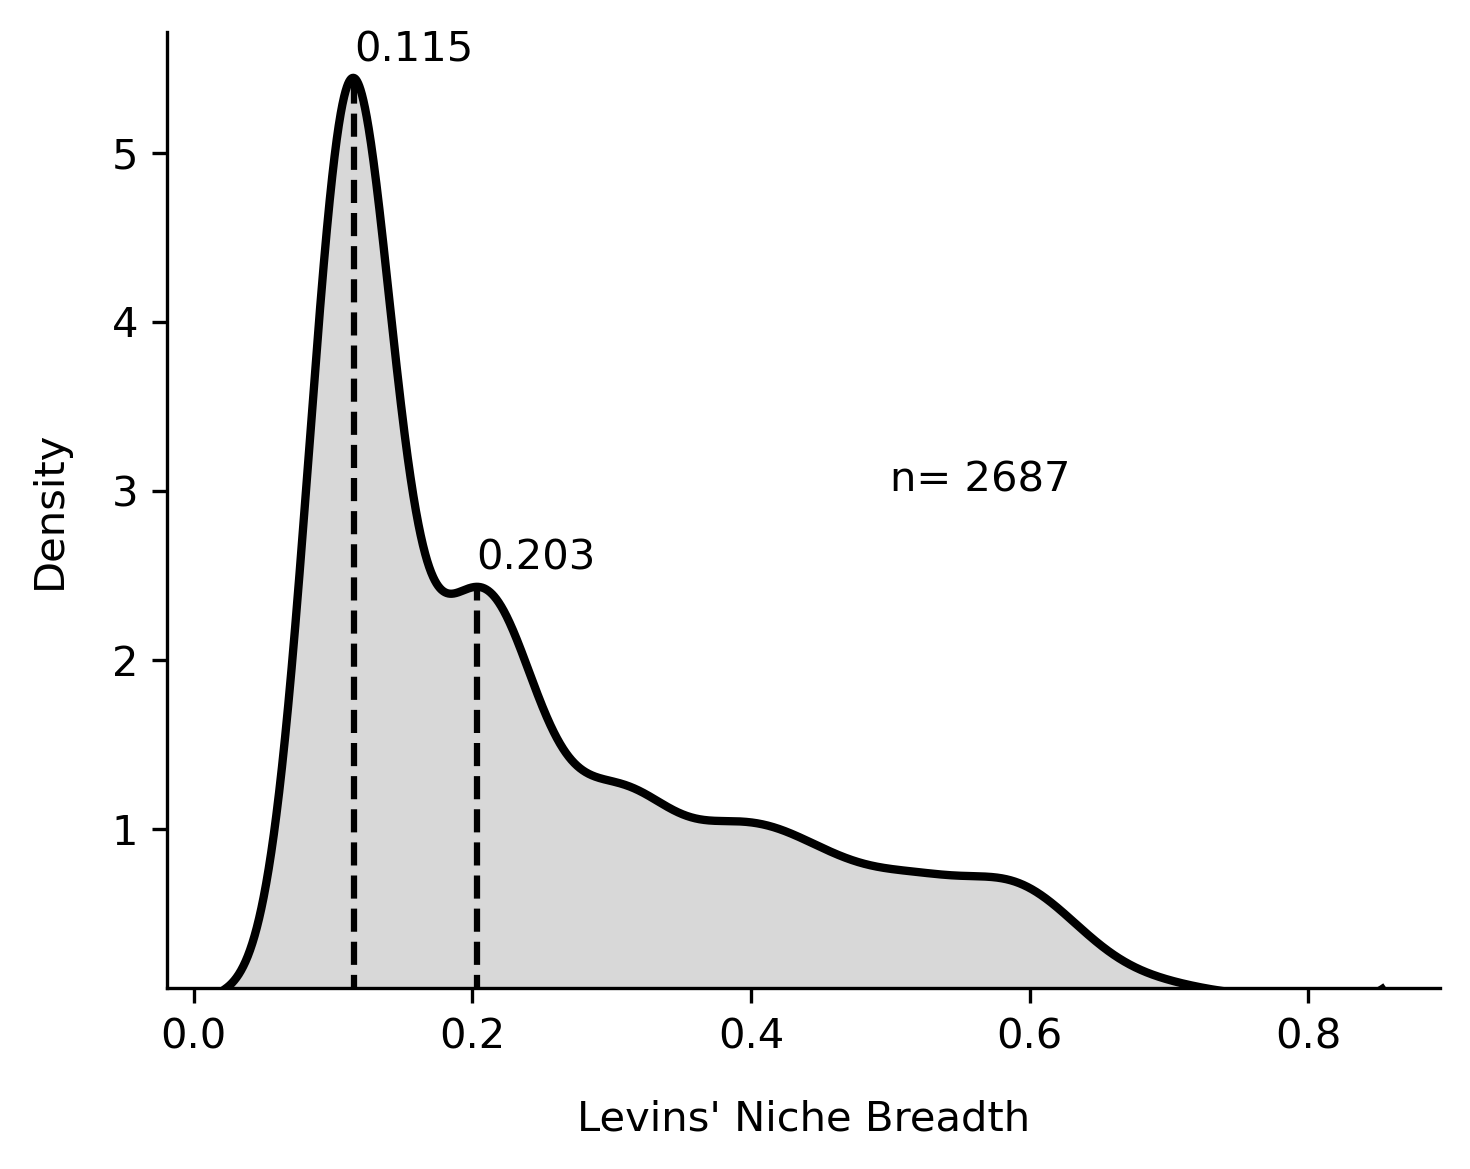
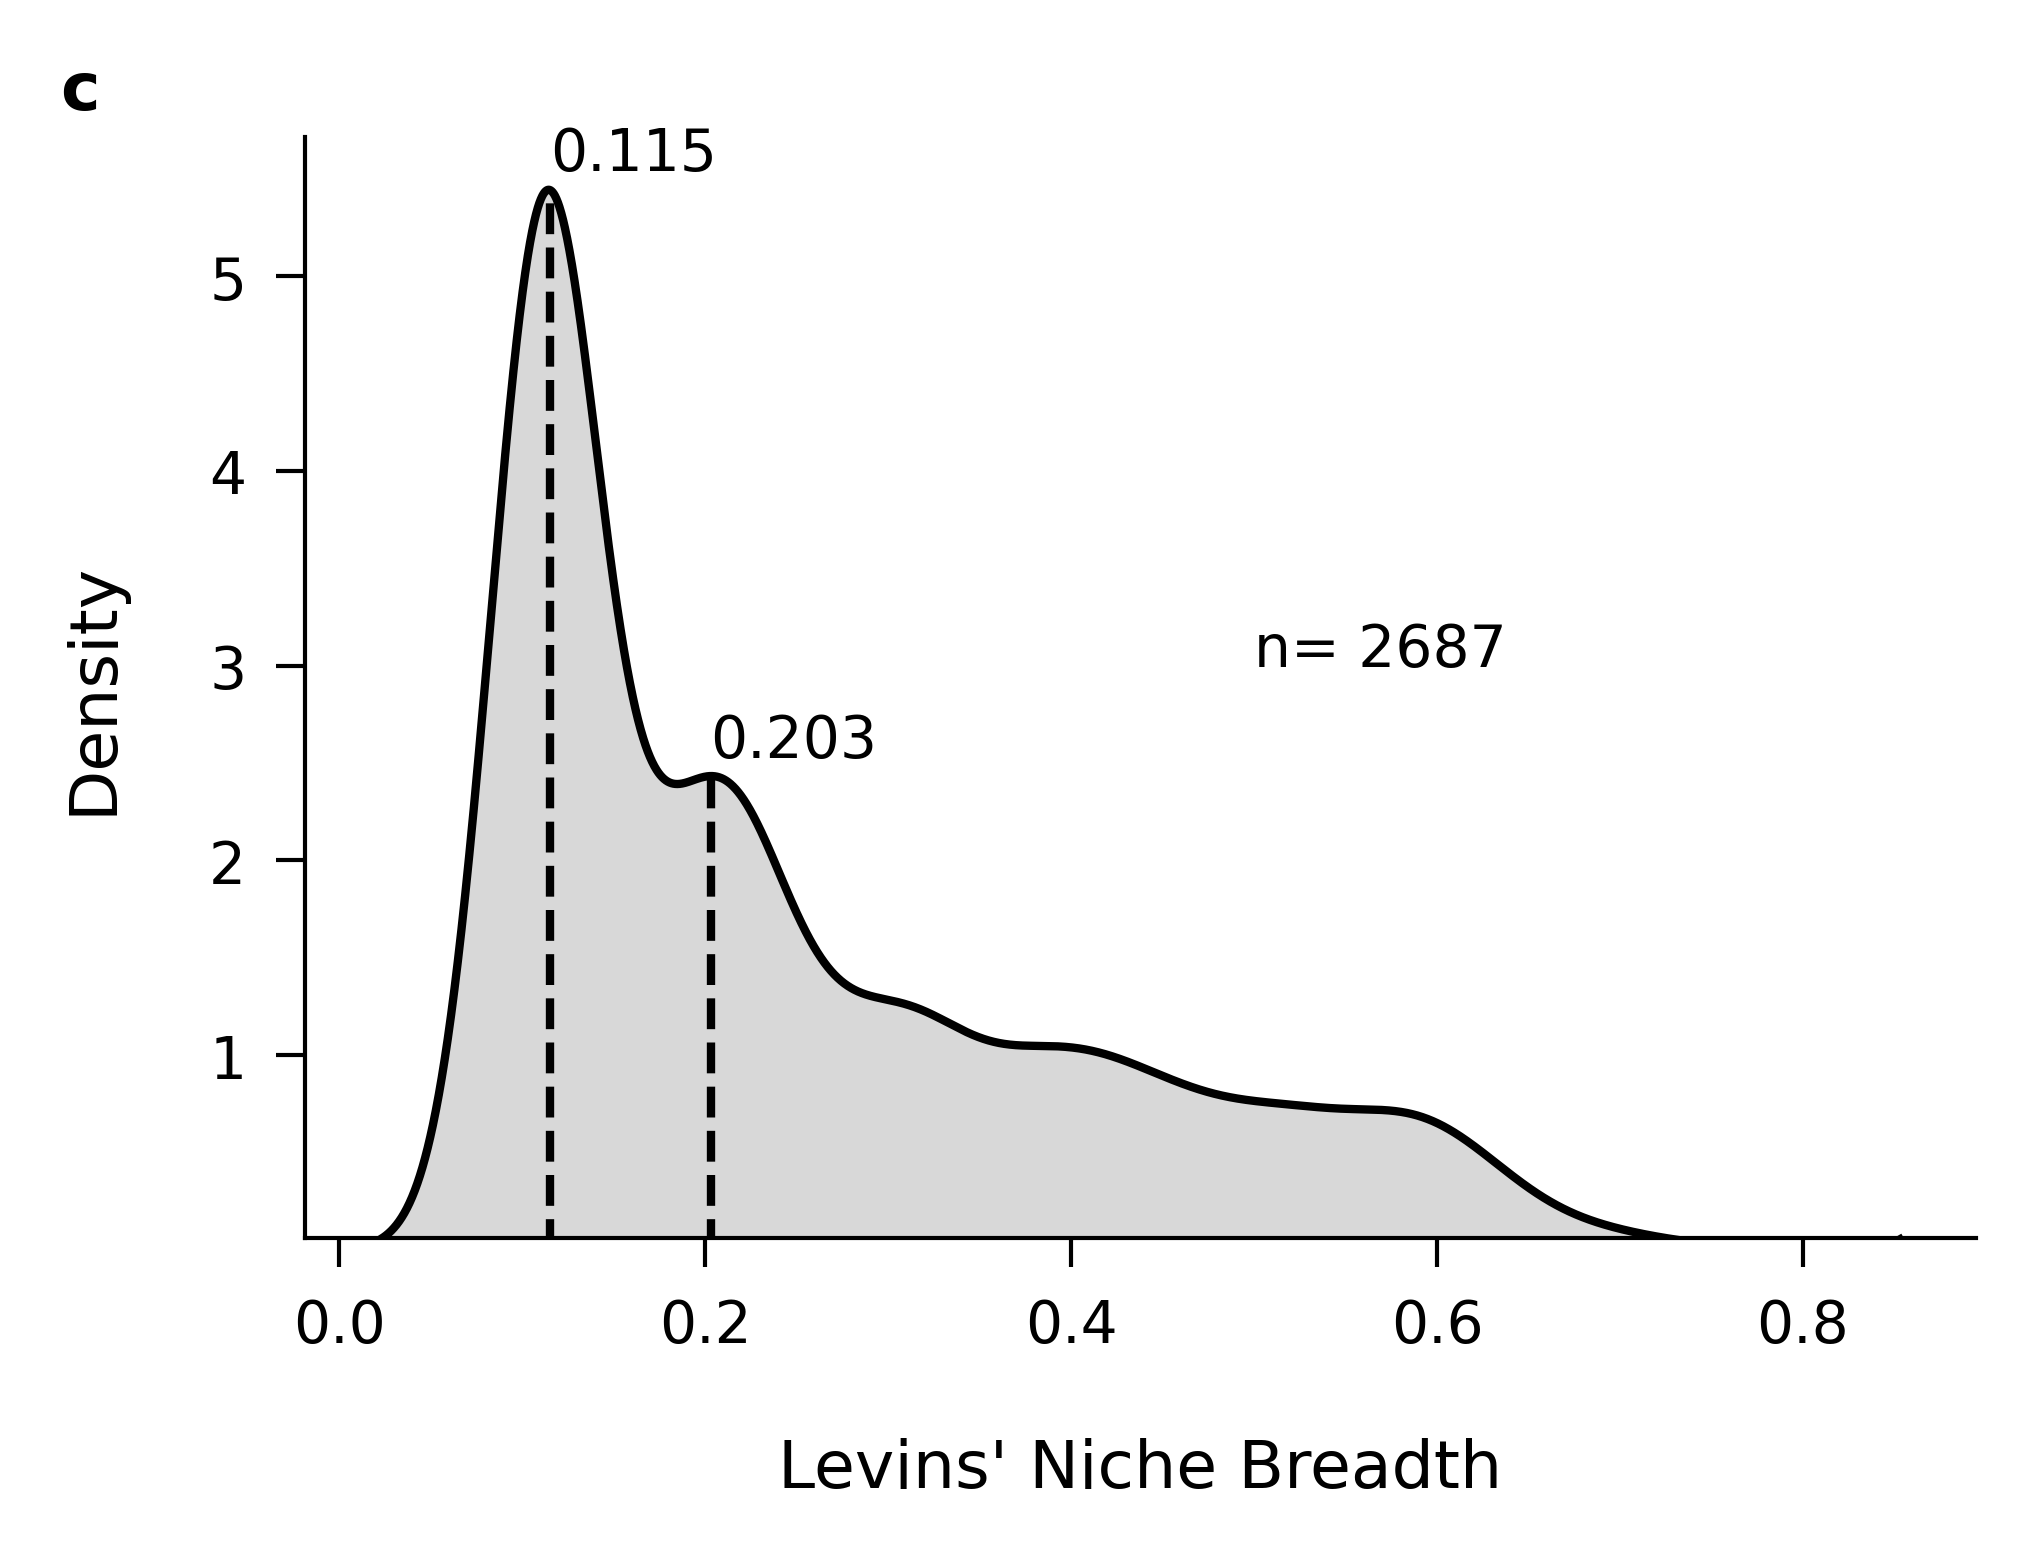
The notebook cell's code change between the first figure and the second:
--- before
+++ after
@@ -1,7 +1,6 @@
+plt.style.use("../nature.mplstyle")
+
 # Set up figure
-plt.figure(figsize= (5,4), dpi= 300)
-
-
-
+p = plt.figure(figsize= (3.4,2.5), dpi= 600)
 
 # Perform Kernel Density Estimation
@@ -10,5 +9,5 @@
 
 # Plot
-plt.plot(kde.support, kde.density, color= 'black', linewidth= 2)
+plt.plot(kde.support, kde.density, color= 'black', linewidth= 1)
 plt.fill(kde.support, kde.density, color= 'grey', alpha= 0.3, linewidth= 0)
 
@@ -19,19 +18,23 @@
 for mode in modes:
     density = kde.evaluate(mode)[0]
-    plt.vlines(mode, color= 'black', linewidth= 1.5, linestyle= '--', ymin= 0, ymax= density)
-    plt.text(x= mode, y= density + 0.1, s= str(np.round(mode,3)), fontsize= 10)
+    plt.vlines(mode, color= 'black', linewidth= 1, linestyle= '--', ymin= 0, ymax= density)
+    plt.text(x= mode, y= density + 0.1, s= str(np.round(mode,3)))
 
 # Add some annotation
-plt.text(x=0.5,y= 3, s= f"n= {len(niche_breadth)}", fontsize= 10)
+plt.text(x=0.5,y= 3, s= f"n= {len(niche_breadth)}")
 
 # Tidy up
-#plt.title("Niche Breadth Distribution", fontsize= 8, pad= 20)
-#plt.text(x= 0.01, y= 6, s= "C", fontsize= 24) # Labelling as panel of a figure
+## Axis limits
+plt.ylim(0.06)
+
+## Axis labels
 plt.xlabel("Levins' Niche Breadth", labelpad= 10)
 plt.ylabel("Density", labelpad= 10)
-plt.ylim(0.06)
+
+## Layout
 sns.despine()
+p.text(x= 0.03, y= 0.97, s= 'c', weight= 'bold', fontsize= 8)
 plt.tight_layout()
 
 # Save to file
-plt.savefig("../Figures/Niche_breadth/StageOneActive_NicheBreadth.png")
+plt.savefig("../Figures/Niche_breadth/StageOneActive_NicheBreadth.svg")

Commit: 10/07/2026 - Updates based on reviewer comments